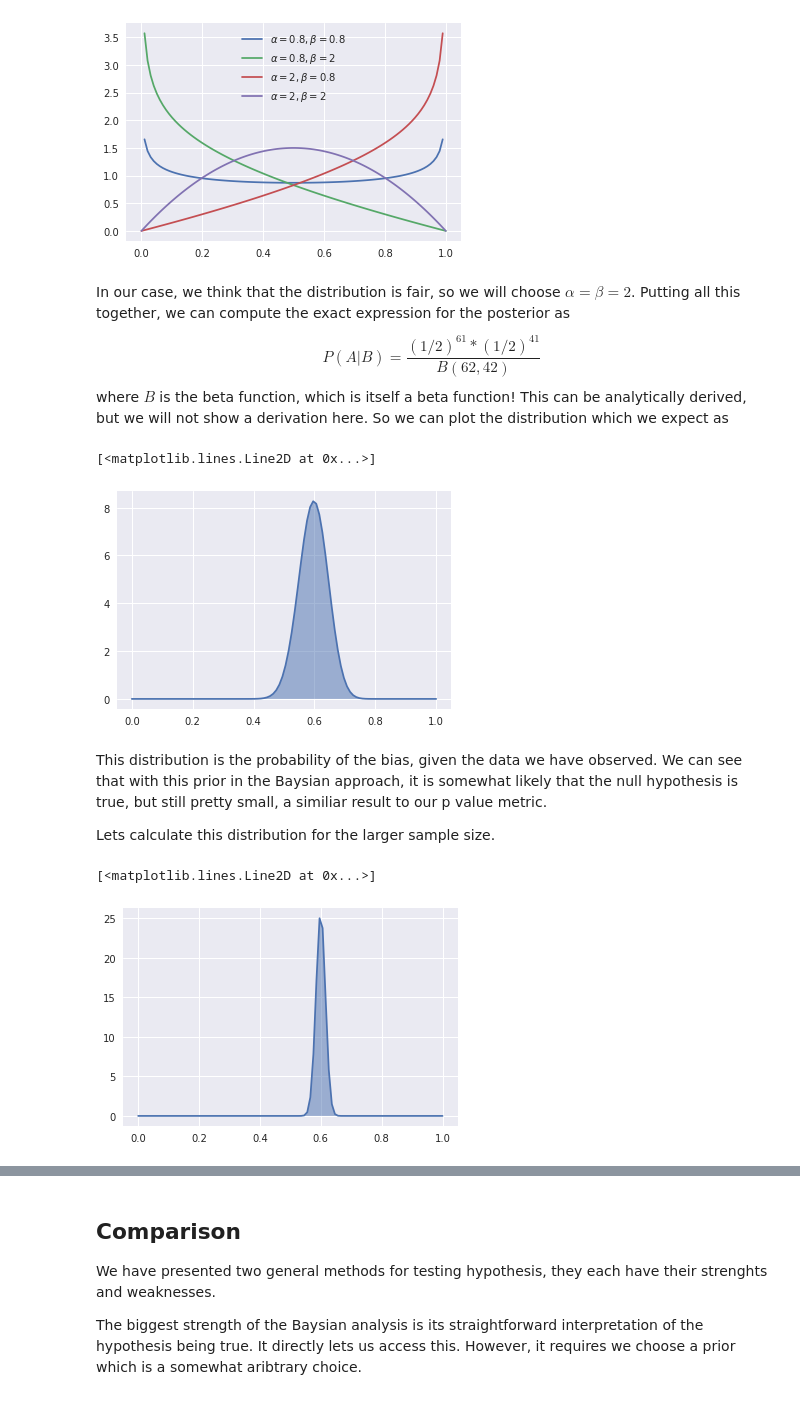
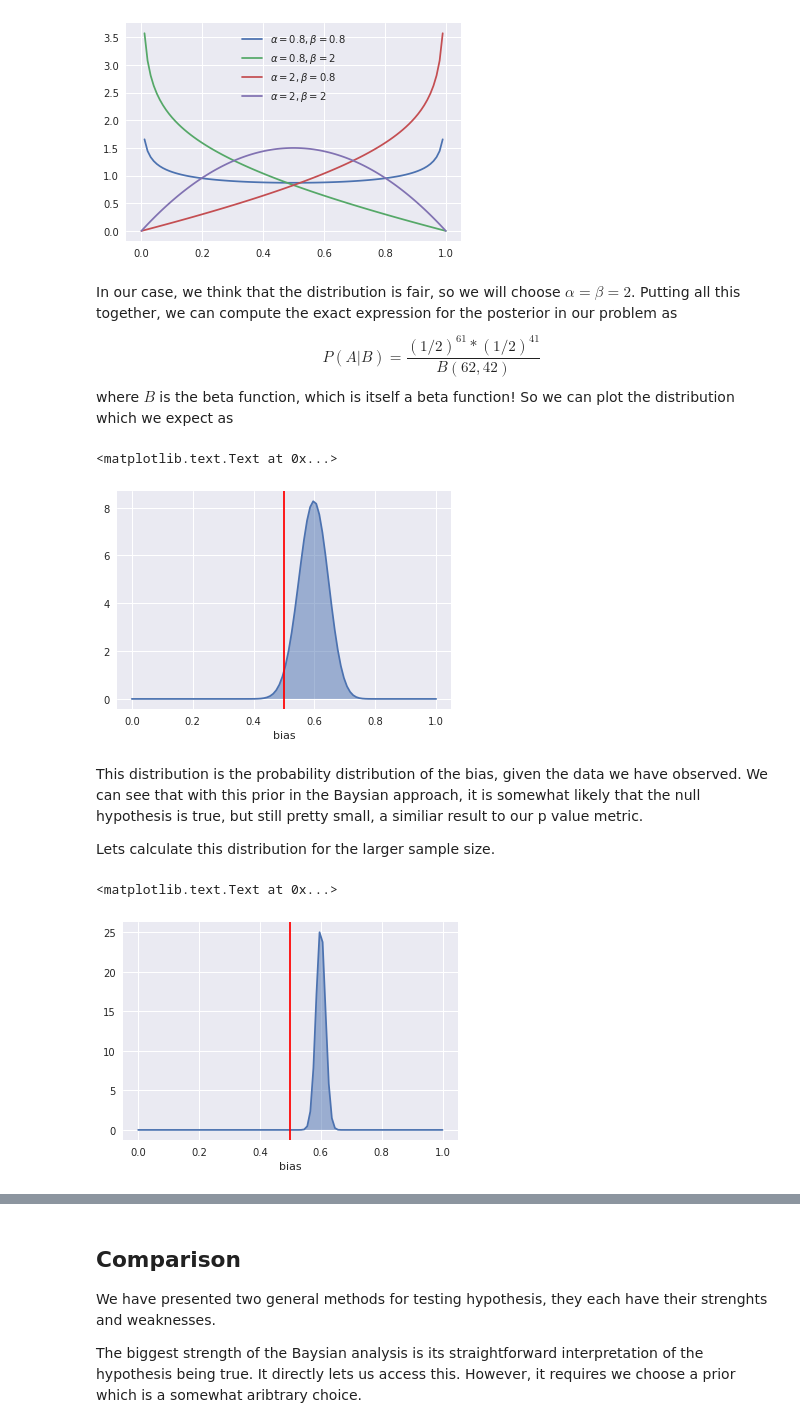
Before and after one commit to ZachGlassman/hypothesis_testing, a Jupyter notebook: Lecture.ipynb, the cells around one changed output, grey strips where cells are left out. Drawn from its saved outputs; the diff is of its cells as text; code cells hidden in the pictures.

```diff
--- a/Lecture.ipynb
+++ b/Lecture.ipynb
@@ -199,19 +201,21 @@ plt.legend()
 <matplotlib.legend.Legend at 0x...>
 [figure]
 # %% [markdown]
-In our case, we think that the distribution is fair, so we will choose $\alpha=\beta=2$.  Putting all this together, we can compute the exact expression for the posterior as
+In our case, we think that the distribution is fair, so we will choose $\alpha=\beta=2$.  Putting all this together, we can compute the exact expression for the posterior in our problem as
 $$P(A|B) = \frac{(1/2)^{61}*(1/2)^{41}}{B(62, 42)} $$
-where $B$ is the beta function, which is itself a beta function!  This can be analytically derived, but we will not show a derivation here.  So we can plot the distribution which we expect as
+where $B$ is the beta function, which is itself a beta function!  So we can plot the distribution which we expect as
 # %%
 x = np.linspace(0,1,100)
 p = beta.pdf(x, 62, 42)
 plt.fill_between(x, 0, p, alpha=.5)
 plt.plot(x, p)
+plt.axvline(.5,0,10,color='red')
+plt.xlabel('bias')
 # %% [output]
-[<matplotlib.lines.Line2D at 0x...>]
+<matplotlib.text.Text at 0x...>
-[figure, old version]
+[figure, new version]
 # %% [markdown]
-This distribution is the probability of the bias, given the data we have observed.  We can see that with this prior in the Baysian approach, it is somewhat likely that the null hypothesis is true, but still pretty small, a similiar result to our p value metric.
+This distribution is the probability distribution of the bias, given the data we have observed.  We can see that with this prior in the Baysian approach, it is somewhat likely that the null hypothesis is true, but still pretty small, a similiar result to our p value metric.
 
 Lets calculate this distribution for the larger sample size.
 # %%
@@ -219,7 +223,9 @@ x = np.linspace(0,1,100)
 p = beta.pdf(x, 602, 402)
 plt.fill_between(x, 0, p, alpha=.5)
 plt.plot(x, p)
+plt.axvline(.5,0,10,color='red')
+plt.xlabel('bias')
 # %% [output]
-[<matplotlib.lines.Line2D at 0x...>]
+<matplotlib.text.Text at 0x...>
-[figure, old version]
+[figure, new version]
 # %% [markdown]
```
Also changed, not shown: parts of 17 cells of this notebook.
